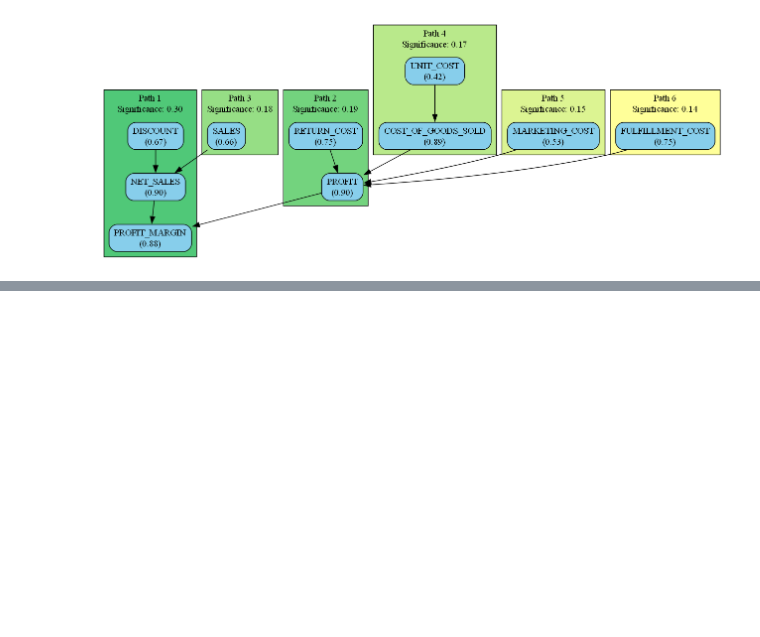
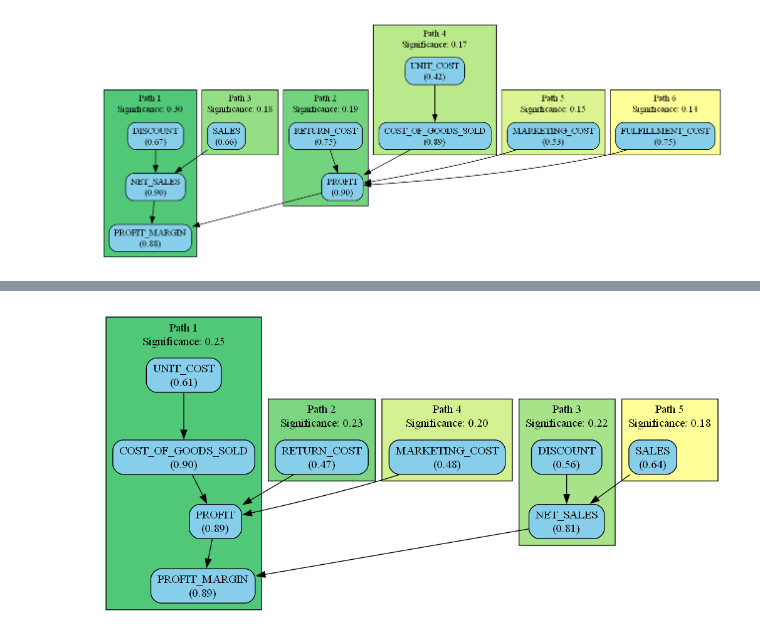
Before and after one commit to Economist-Ahmed-Dawoud/ProRca, a Jupyter notebook: notebooks/test.ipynb, the cells around one changed output, grey strips where cells are left out. Drawn from its saved outputs; the diff is of its cells as text; code cells hidden in the pictures; blank space fills up the shorter version.

Commit message:
Fixing single dates pathway

```diff
--- a/notebooks/test.ipynb
+++ b/notebooks/test.ipynb
@@ -175,0 +174,3 @@ Results for 2023-10-30 00:00:00:
+# %%
+analyzer = CausalRootCauseAnalyzer(scm, min_score_threshold=0.3)
+results = analyzer.analyze(df_agg, anomaly_dates, start_node='PROFIT_MARGIN')
@@ -175,0 +196,5 @@ Results for 2023-10-30 00:00:00:
+# %%
+visualizer = CausalResultsVisualizer(results)
+visualizer.plot_root_cause_paths()
+# %% [output]
+[figure, added]
```
Also changed, not shown: parts of 5 cells of this notebook, 1 other file.
